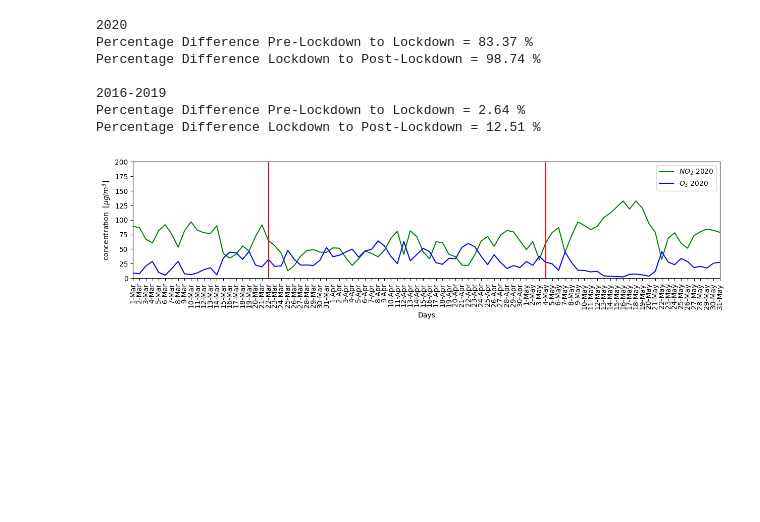
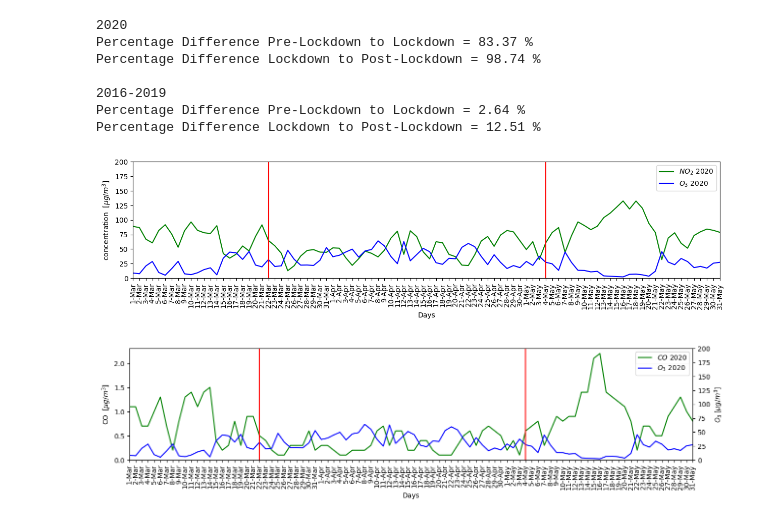
Before and after one commit to costpetrides/Air-pollution-COVID-19-impact, a Jupyter notebook: Lockdown 1/Patision(UT).ipynb, the cells around one changed output. Cells and saved outputs as stored; diff of their text form; code cells hidden in the pictures; blank space fills up the shorter version.

```diff
--- a/Lockdown 1/Patision(UT).ipynb
+++ b/Lockdown 1/Patision(UT).ipynb
@@ -581,3 +581,31 @@ plt.xticks(rotation=90)
 plt.show()
 # %% [output]
 [figure]
+# %%
+fig,ax = plt.subplots(figsize=(15, 3))
+
+ax.plot(df['DAY'], df['CO20'], 'g', label='$CO$ 2020')
+plt.xticks(rotation=90)
+
+ax2=ax.twinx()
+ax2.plot(df['DAY'], df['O320'], 'b', label='$O_{3}$ 2020')
+
+plt.xlim(df.loc[0]['DAY'] , df.loc[91]['DAY'])
+plt.ylim(0,200)
+
+plt.axvline(x='4-May' ,color='r')
+plt.axvline(x='22-Mar' ,color='r')
+plt.xticks(rotation=90)
+
+ax.legend()
+
+ax.set_xlabel('Days')
+ax.set_ylabel(r"CO  $[μg/m^{3}$]")
+ax2.set_ylabel(r"$O_{3} \: [μg/m^{3}$]")
+lines, labels = ax.get_legend_handles_labels()
+lines2, labels2 = ax2.get_legend_handles_labels()
+ax2.legend(lines + lines2, labels + labels2, loc=0)
+
+plt.show()
+# %% [output]
+[figure, added]
```
